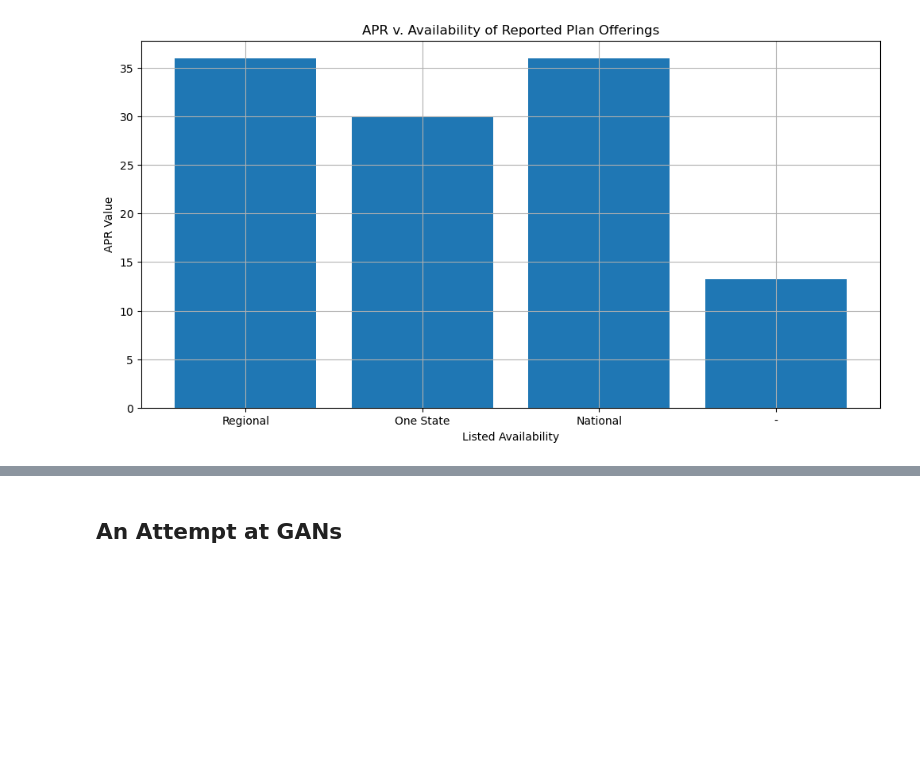
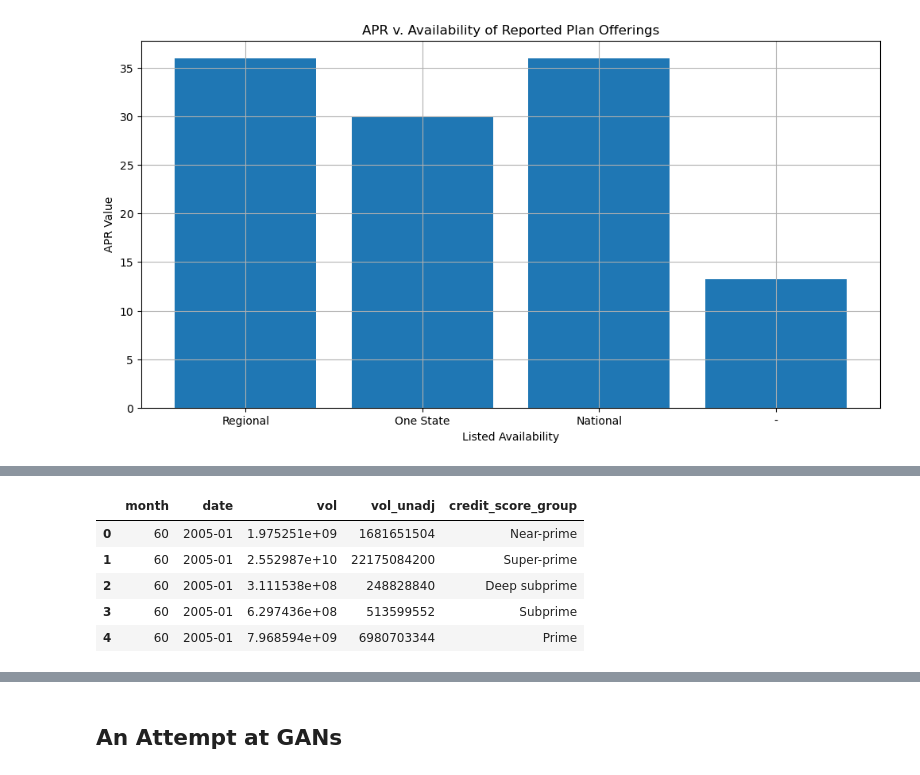
Before and after one commit to DanielGroneberg/TOP_project, a Jupyter notebook: code/CFPB_Data.ipynb, the cells around one changed output, grey strips where cells are left out. Saved outputs shown, nothing was run; the diff lists cells and outputs as text; code cells hidden in the pictures; blank space fills up the shorter version.

Commit message:
started comparing dataset against credit card origination volume data

```diff
--- a/code/CFPB_Data.ipynb
+++ b/code/CFPB_Data.ipynb
@@ -1017,0 +1020,2 @@ plt.show()
+# %%
+lending_df = pd.read_csv("../data/CFPB_Lending_Levels.csv")
@@ -1017,0 +1039,9 @@ plt.show()
+# %%
+lending_df.head()
+# %% [output]
+|  | month | date | vol | vol_unadj | credit_score_group |
+| 0 | 60 | 2005-01 | 1.975251e+09 | 1681651504 | Near-prime |
+| 1 | 60 | 2005-01 | 2.552987e+10 | 22175084200 | Super-prime |
+| 2 | 60 | 2005-01 | 3.111538e+08 | 248828840 | Deep subprime |
+| 3 | 60 | 2005-01 | 6.297436e+08 | 513599552 | Subprime |
+| 4 | 60 | 2005-01 | 7.968594e+09 | 6980703344 | Prime |
```
Also changed, not shown: parts of 5 cells of this notebook.
